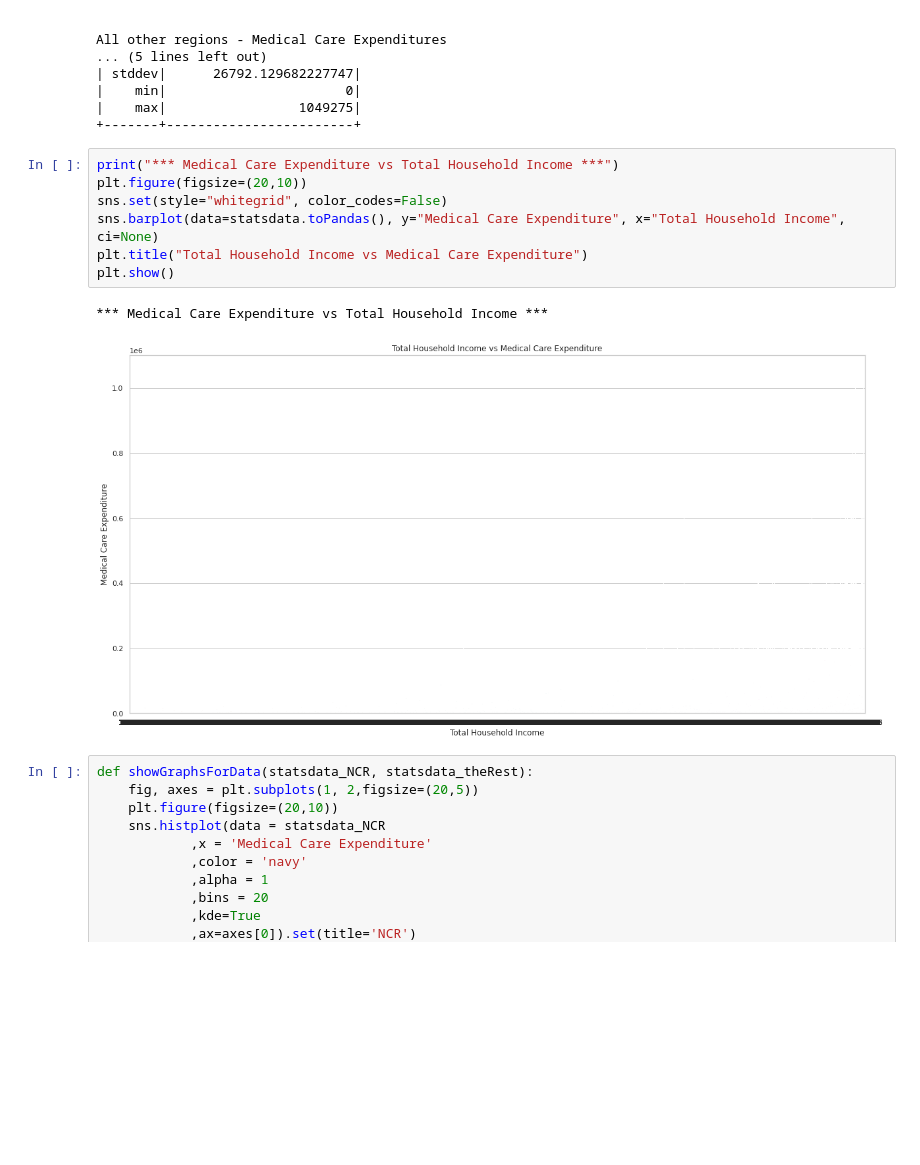
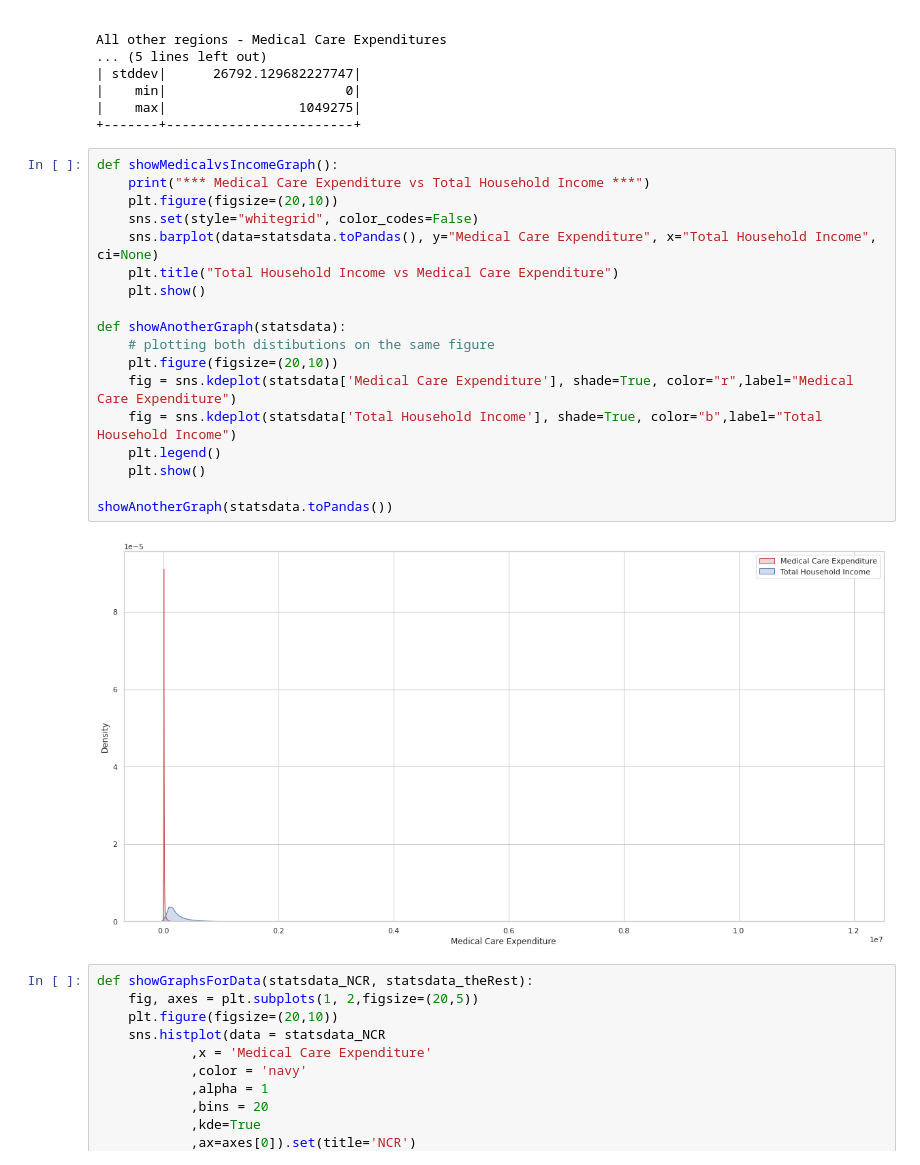
Before and after one commit to sconc/722DataMining, a Jupyter notebook: Iteration4.ipynb, the cells around one changed output. Cells and saved outputs as stored; diff of their text form; blank space fills up the shorter version.

```diff
--- a/Iteration4.ipynb
+++ b/Iteration4.ipynb
@@ -499,15 +490,25 @@ All other regions - Medical Care Expenditures
 |    max|                 1049275|
 +-------+------------------------+
 # %%
-print("*** Medical Care Expenditure vs Total Household Income ***")
-plt.figure(figsize=(20,10))
-sns.set(style="whitegrid", color_codes=False)
-sns.barplot(data=statsdata.toPandas(), y="Medical Care Expenditure", x="Total Household Income", ci=None)
-plt.title("Total Household Income vs Medical Care Expenditure")
-plt.show()
+def showMedicalvsIncomeGraph():
+    print("*** Medical Care Expenditure vs Total Household Income ***")
+    plt.figure(figsize=(20,10))
+    sns.set(style="whitegrid", color_codes=False)
+    sns.barplot(data=statsdata.toPandas(), y="Medical Care Expenditure", x="Total Household Income", ci=None)
+    plt.title("Total Household Income vs Medical Care Expenditure")
+    plt.show()
+
+def showAnotherGraph(statsdata):
+    # plotting both distibutions on the same figure
+    plt.figure(figsize=(20,10))
+    fig = sns.kdeplot(statsdata['Medical Care Expenditure'], shade=True, color="r",label="Medical Care Expenditure")
+    fig = sns.kdeplot(statsdata['Total Household Income'], shade=True, color="b",label="Total Household Income")
+    plt.legend()
+    plt.show()
+
+showAnotherGraph(statsdata.toPandas())
 # %% [output]
-*** Medical Care Expenditure vs Total Household Income ***
-[figure, old version]
+[figure, new version]
 # %%
 def showGraphsForData(statsdata_NCR, statsdata_theRest):
     fig, axes = plt.subplots(1, 2,figsize=(20,5))
```
Also changed, not shown: parts of 24 cells of this notebook.
